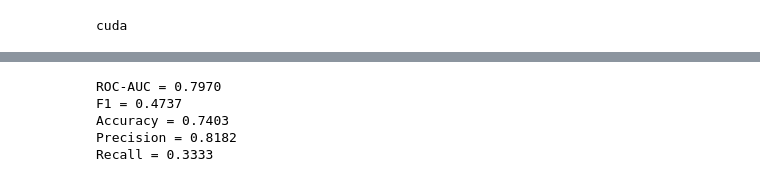
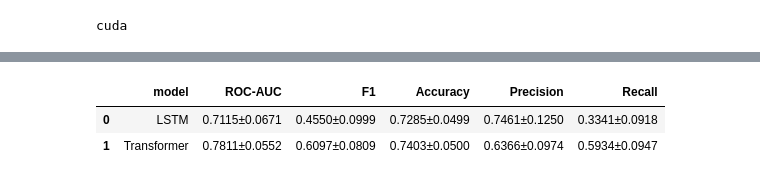
Before and after one commit to hushchyn-mikhail/llm_universal_interface, a Jupyter notebook: matveev/notebooks/diabets_seq.ipynb, the cells around one changed output, grey strips where cells are left out. Drawn from its saved outputs; the diff is of its cells as text; code cells hidden in the pictures.

```diff
--- a/matveev/notebooks/diabets_seq.ipynb
+++ b/matveev/notebooks/diabets_seq.ipynb
@@ -112,13 +95,10 @@ Epoch 20: train loss = 0.5043; valid loss = 0.3423
 # %%
 y_true, y_prob, y_pred = evaluate(model_enc, test_loader, device)
-print("ROC-AUC = %.4f" % roc_auc_score(y_true, y_prob))
-print("F1 = %.4f" % f1_score(y_true, y_pred))
-print("Accuracy = %.4f" % accuracy_score(y_true, y_pred))
-print("Precision = %.4f" % precision_score(y_true, y_pred))
-print("Recall = %.4f" % recall_score(y_true, y_pred))
+metrics_enc = bootstrap_metrics(y_true, y_pred, y_prob)
-# %% [output]
-ROC-AUC = 0.7970
-F1 = 0.4737
-Accuracy = 0.7403
-Precision = 0.8182
-Recall = 0.3333
+# %%
+res = pd.DataFrame([{"model": "LSTM"} | metrics_lstm, {"model": "Transformer"} | metrics_enc])
+res
+# %% [output]
+|  | model | ROC-AUC | F1 | Accuracy | Precision | Recall |
+| 0 | LSTM | 0.7115±0.0671 | 0.4550±0.0999 | 0.7285±0.0499 | 0.7461±0.1250 | 0.3341±0.0918 |
+| 1 | Transformer | 0.7811±0.0552 | 0.6097±0.0809 | 0.7403±0.0500 | 0.6366±0.0974 | 0.5934±0.0947 |
```
Also changed, not shown: parts of 4 cells of this notebook, 22 other files.
